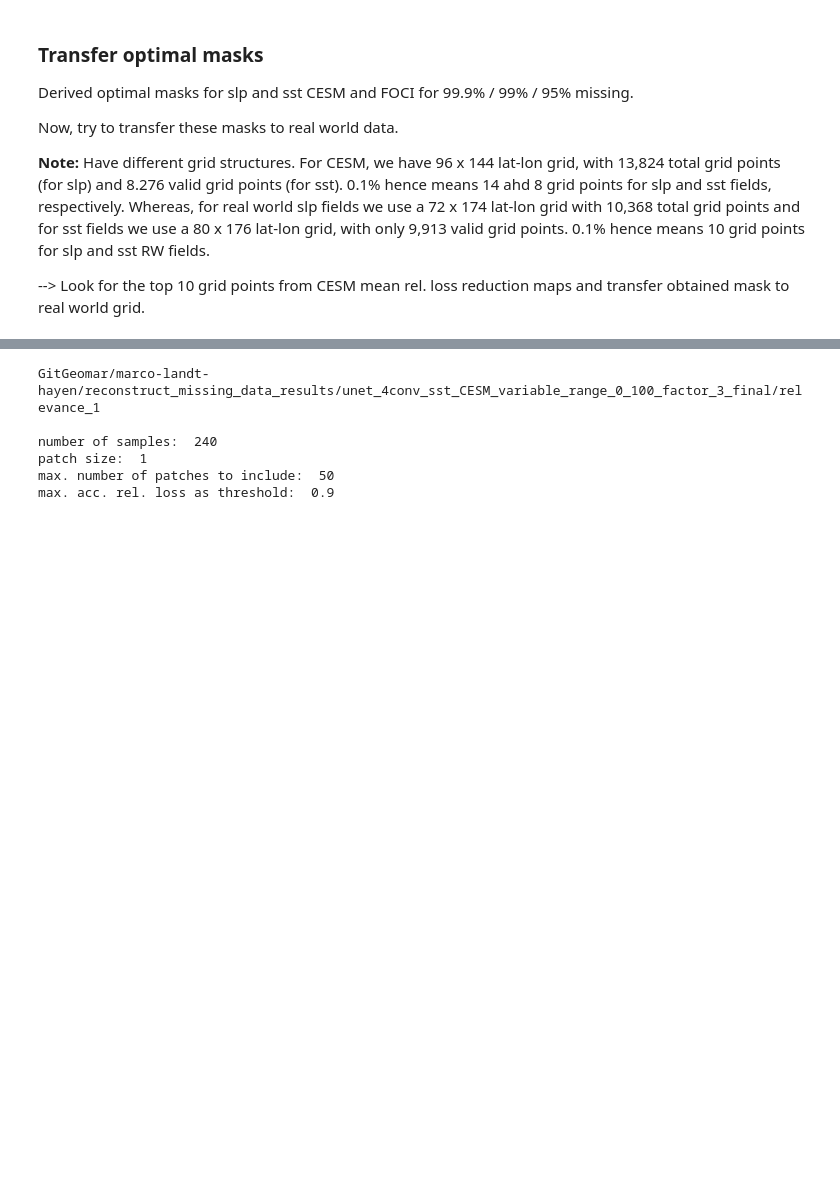
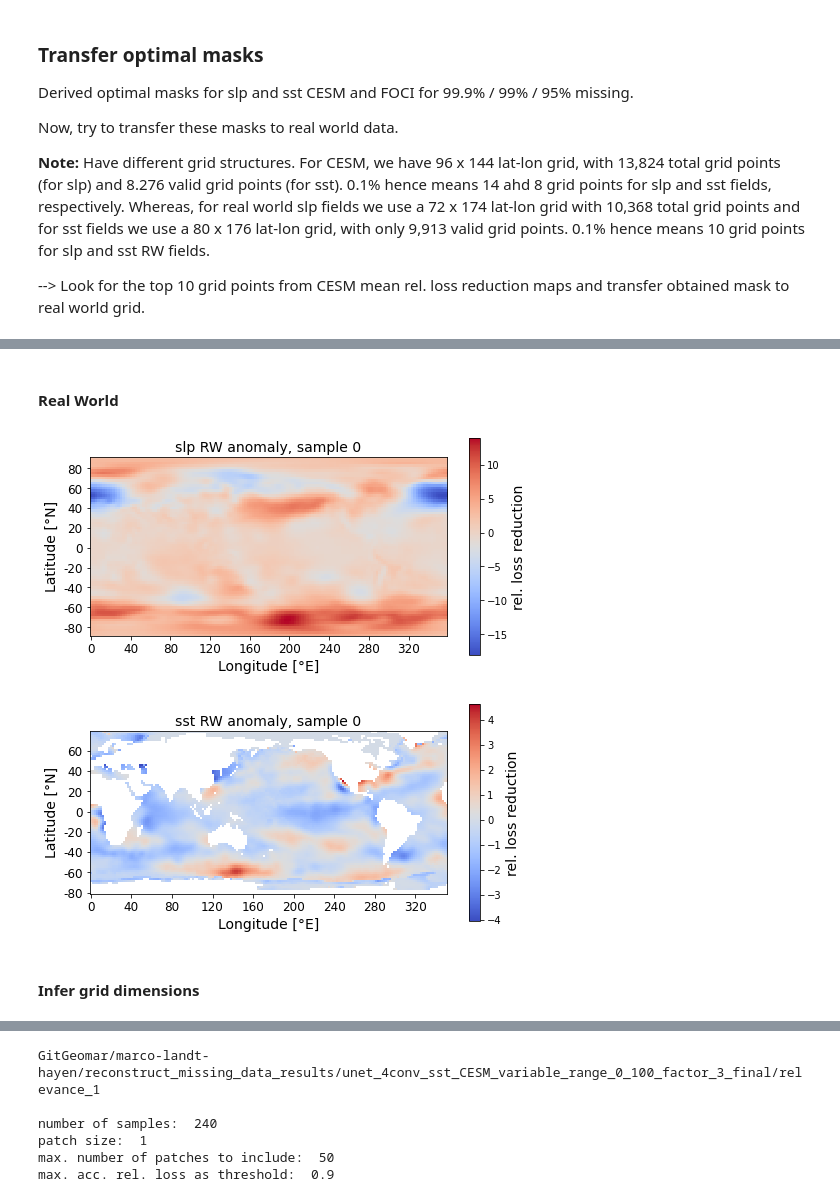
Before and after one commit to MarcoLandtHayen/reconstruct_missing_data, a Jupyter notebook: notebooks/08_transfer_optimal_masks.ipynb, the cells around one changed output, grey strips where cells are left out. Drawn from its saved outputs; the diff is of its cells as text; code cells hidden in the pictures; blank space fills up the shorter version.

```diff
--- a/notebooks/08_transfer_optimal_masks.ipynb
+++ b/notebooks/08_transfer_optimal_masks.ipynb
@@ -53,0 +129,2 @@ os.chdir('/gxfs_work1/geomar/smomw511') # nesh
+# %% [markdown]
+#### Real World
@@ -53,0 +196,31 @@ os.chdir('/gxfs_work1/geomar/smomw511') # nesh
+# %%
+## Plot samples:
+
+# slp RW:
+fig, ax = plt.subplots(figsize=(8, 4))
+im = plt.imshow(slp_RW_anomaly[0], cmap="coolwarm", interpolation='nearest')#, vmax=0.003)
+cbar = plt.colorbar(im)
+cbar.set_label('rel. loss reduction', fontsize=14)
+plt.title('slp RW anomaly, sample 0', fontsize=14)
+plt.xlabel('Longitude [°E]', fontsize=14)
+plt.ylabel('Latitude [°N]', fontsize=14)
+plt.xticks(np.arange(0, 144, step=16), [0, 40, 80, 120, 160, 200, 240, 280, 320], fontsize=12)
+plt.yticks(np.arange(4, 72, step=8), [80, 60, 40, 20, 0, -20, -40, -60, -80], fontsize=12)
+plt.show()
+
+# sst RW:
+fig, ax = plt.subplots(figsize=(8, 4))
+im = plt.imshow(sst_RW_anomaly[0], cmap="coolwarm", interpolation='nearest')#, vmax=0.003)
+cbar = plt.colorbar(im)
+cbar.set_label('rel. loss reduction', fontsize=14)
+plt.title('sst RW anomaly, sample 0', fontsize=14)
+plt.xlabel('Longitude [°E]', fontsize=14)
+plt.ylabel('Latitude [°N]', fontsize=14)
+plt.xticks(np.arange(0, 176, step=20), [0, 40, 80, 120, 160, 200, 240, 280, 320], fontsize=12)
+plt.yticks(np.arange(9, 80, step=10), [60, 40, 20, 0, -20, -40, -60, -80], fontsize=12)
+plt.show()
+# %% [output]
+[figure, added]
+[figure, added]
+# %% [markdown]
+#### Infer grid dimensions
```
Also changed, not shown: parts of 50 cells of this notebook, 6 other files.
